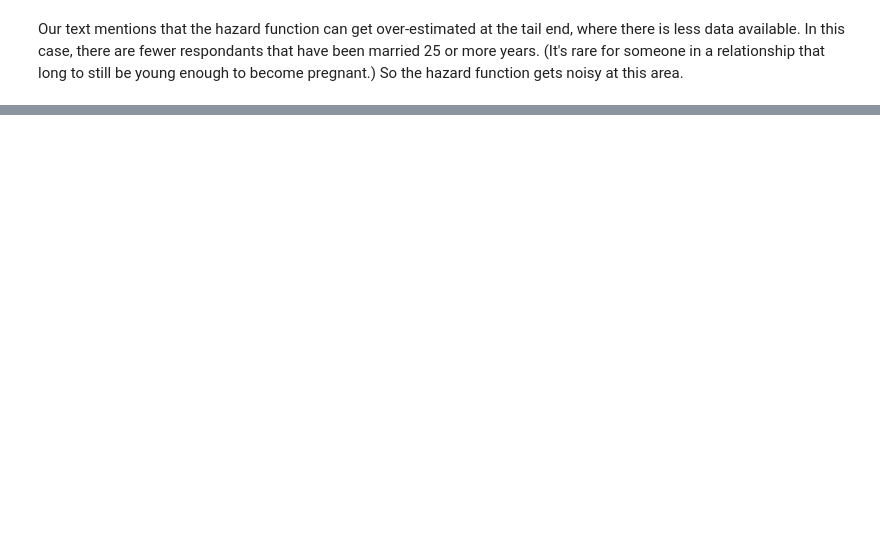
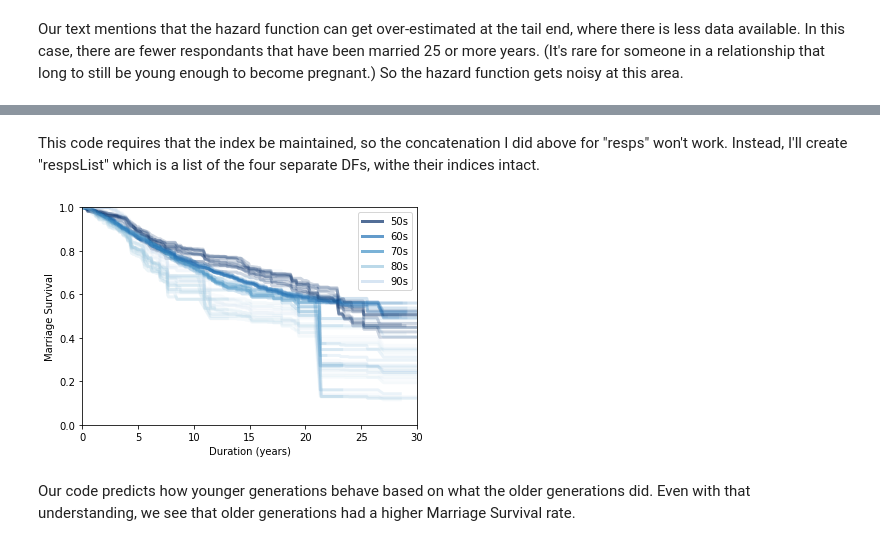
Before and after one commit to mhoehler22/ThinkStats2, a Jupyter notebook: code/HoehlerDSC530Week11.ipynb, the cells around one changed output, grey strips where cells are left out. Cells and saved outputs as stored; diff of their text form; code cells hidden in the pictures; blank space fills up the shorter version.

```diff
--- a/code/HoehlerDSC530Week11.ipynb
+++ b/code/HoehlerDSC530Week11.ipynb
@@ -175,0 +306,13 @@ thinkplot.Config(xlabel="Marriage Duration (years)", ylabel="Prob unmarried", yl
+# %% [markdown]
+This code requires that the index be maintained, so the concatenation I did above for "resps" won't work.  Instead, I'll create "respsList" which is a list of the four separate DFs, withe their indices intact.
+# %%
+respsList = [resp6marD, resp6marM, resp7marD, resp7marM]
+
+PlotResampledByDecade(respsList, predict_flag=True)
+thinkplot.Config(
+    xlabel="Duration (years)", ylabel="Marriage Survival", xlim=[0, 30], ylim=[0, 1]
+)
+# %% [output]
+[figure, added]
+# %% [markdown]
+Our code predicts how younger generations behave based on what the older generations did.  Even with that understanding, we see that older generations had a higher Marriage Survival rate.
```
Also changed, not shown: parts of 10 cells of this notebook.
